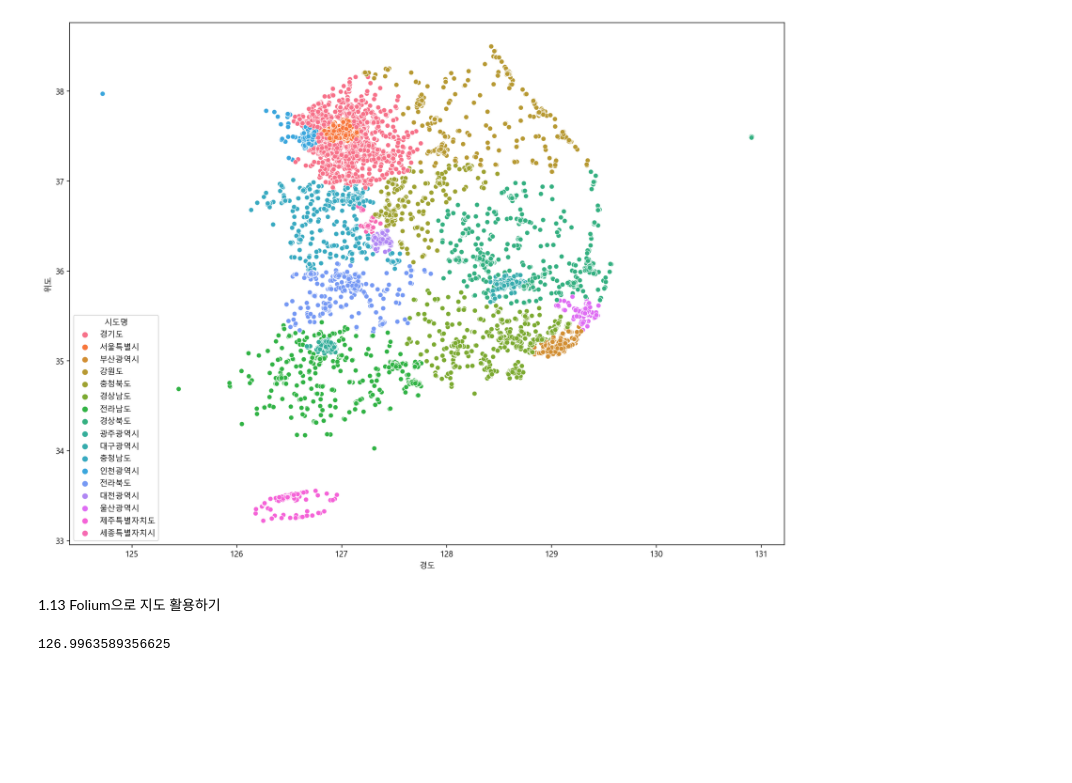
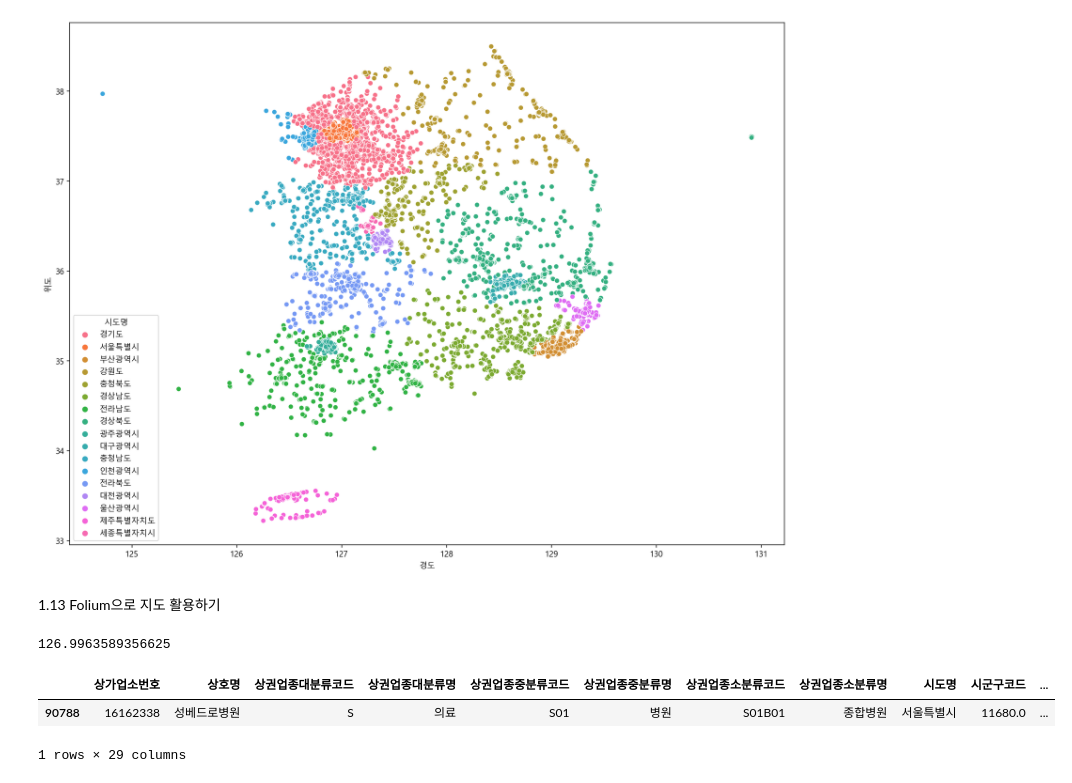
Before and after one commit to elevenfofiv/TodayCode, a Jupyter notebook: hospital_analysis.ipynb, the cells around one changed output. Cells and saved outputs as stored; diff of their text form; code cells hidden in the pictures; blank space fills up the shorter version.

```diff
--- a/hospital_analysis.ipynb
+++ b/hospital_analysis.ipynb
@@ -773,3 +773,9 @@ df_seoul_hospital["경도"].mean()
 # map = folium.Map(location=[df_seoul_hospital["위도"].mean(),df_seoul_hospital["경도"].mean()], zoom_start=12)
 for n in df_seoul_hospital.index:
     name = (df_seoul_hospital.loc[n, "상호명"])
+# %%
+df_seoul_hospital.tail(1)
+# %% [output]
+|  | 상가업소번호 | 상호명 | 상권업종대분류코드 | 상권업종대분류명 | 상권업종중분류코드 | 상권업종중분류명 | 상권업종소분류코드 | 상권업종소분류명 | 시도명 | 시군구코드 | ... |
+| 90788 | 16162338 | 성베드로병원 | S | 의료 | S01 | 병원 | S01B01 | 종합병원 | 서울특별시 | 11680.0 | ... |
+1 rows × 29 columns
```
Also changed, not shown: parts of 1 cell of this notebook, 2 other files.
